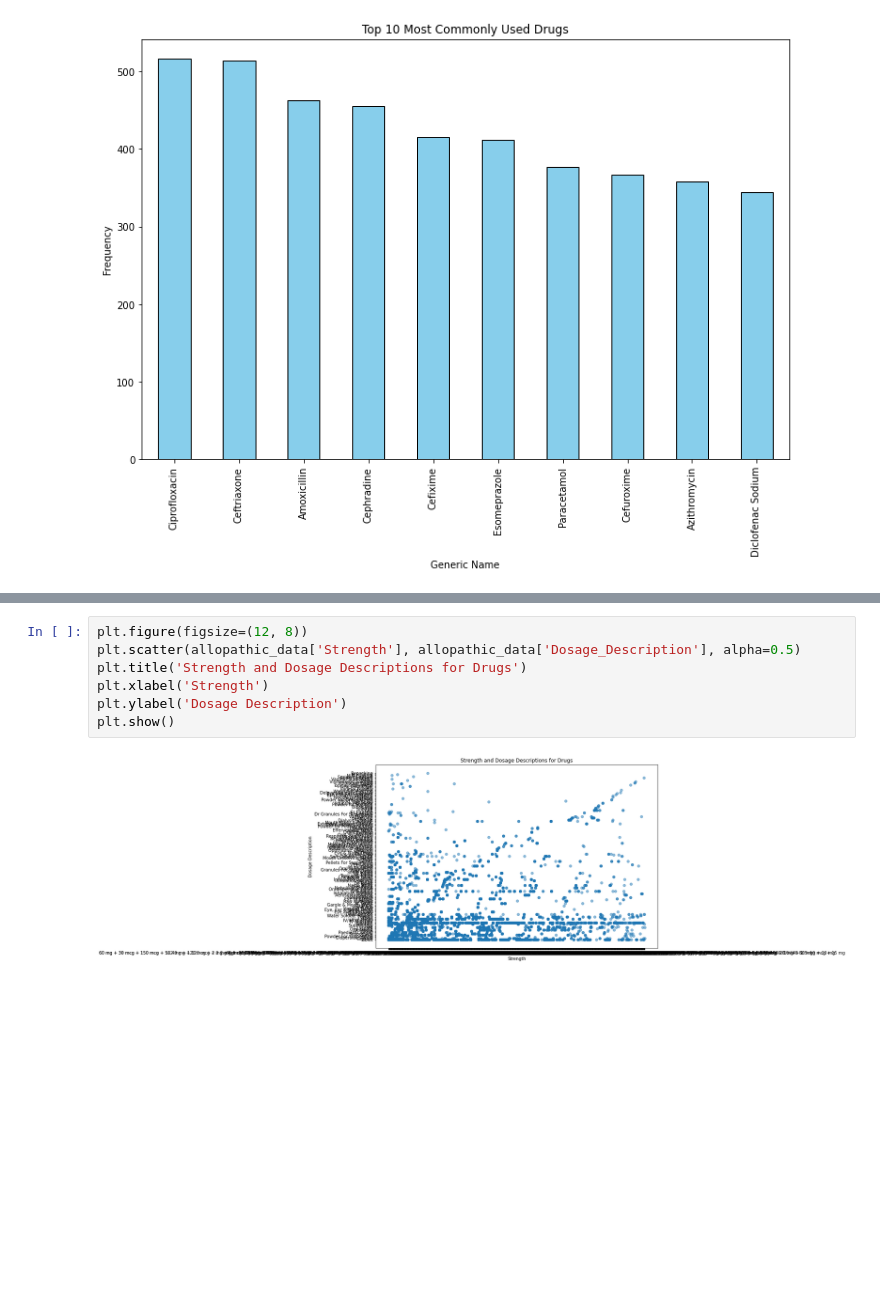
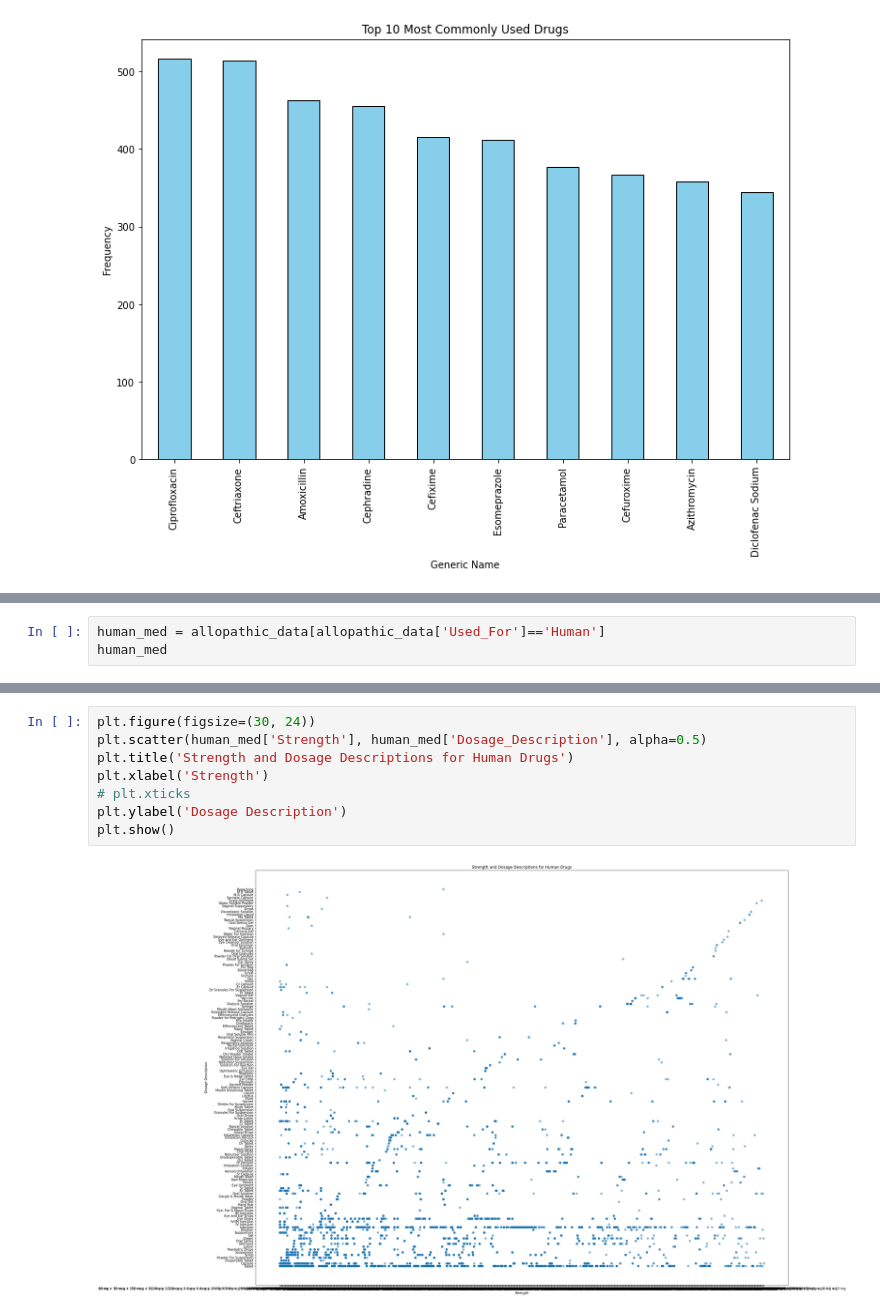
Before and after one commit to mMahnoor/BangladeshPharma_Data, a Jupyter notebook: Analysis/Basic_Analysis.ipynb, the cells around one changed output, grey strips where cells are left out. Drawn from its saved outputs; the diff is of its cells as text; blank space fills up the shorter version.

Commit message:
added more visualizations

```diff
--- a/Analysis/Basic_Analysis.ipynb
+++ b/Analysis/Basic_Analysis.ipynb
@@ -269,0 +285,3 @@ plt.show()
+# %%
+human_med = allopathic_data[allopathic_data['Used_For']=='Human']
+human_med
@@ -270,9 +323,10 @@ plt.show()
 # %%
-plt.figure(figsize=(12, 8))
-plt.scatter(allopathic_data['Strength'], allopathic_data['Dosage_Description'], alpha=0.5)
-plt.title('Strength and Dosage Descriptions for Drugs')
+plt.figure(figsize=(30, 24))
+plt.scatter(human_med['Strength'], human_med['Dosage_Description'], alpha=0.5)
+plt.title('Strength and Dosage Descriptions for Human Drugs')
 plt.xlabel('Strength')
+# plt.xticks
 plt.ylabel('Dosage Description')
 plt.show()
 # %% [output]
-[figure, old version]
+[figure, new version]
```
Also changed, not shown: parts of 7 cells of this notebook.
